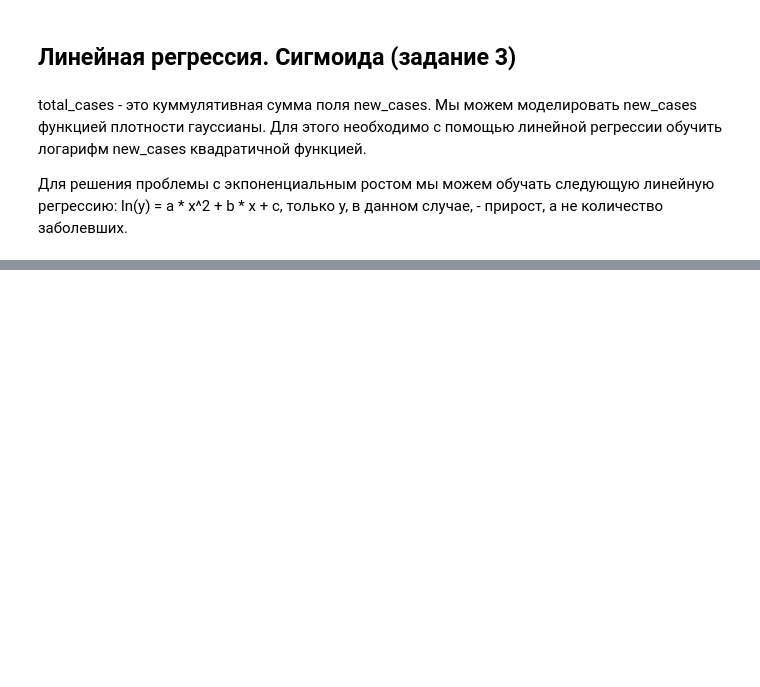
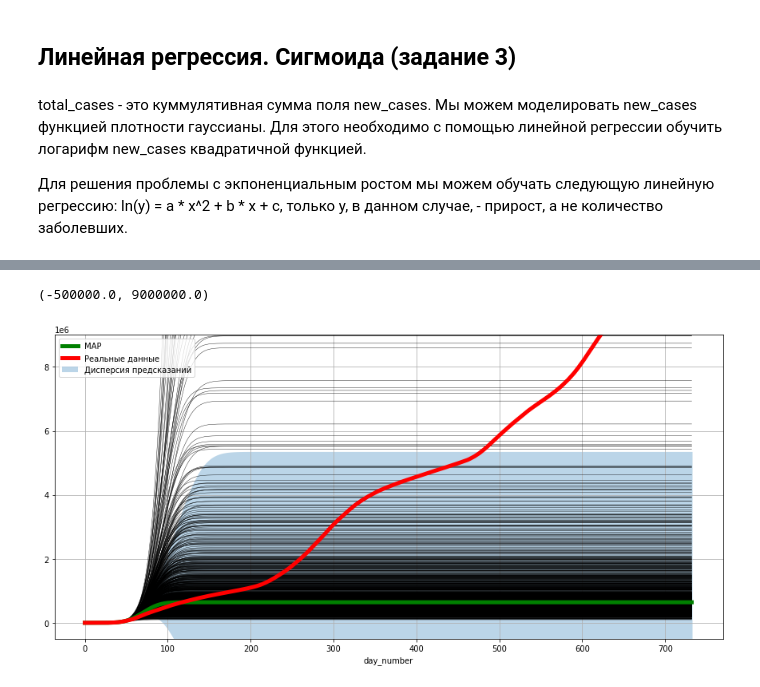
Before and after one commit to made-hw/AML, a Jupyter notebook: Продвинутое машинное обучение.ДЗ 1.ipynb, the cells around one changed output, grey strips where cells are left out. Cells and saved outputs as stored; diff of their text form; code cells hidden in the pictures; blank space fills up the shorter version.

```diff
--- a/Продвинутое машинное обучение.ДЗ 1.ipynb
+++ b/Продвинутое машинное обучение.ДЗ 1.ipynb
@@ -164,0 +163,12 @@ print(f'Наклон: {mu[0]}, смещение {mu[1]}')
+# %%
+sigma_noise = np.sqrt((y_train_log - lr.predict(x_train)).var())
+
+cur_mu, cur_sigma = np.array([0, 0]), 2 * np.array([[1, 0, ], [0, 1, ]])
+
+for i in range(x_train.shape[0]):
+    px, py = x_train[i], y_train_log[i]
+    cur_mu, cur_sigma = bayesian_update(cur_mu, cur_sigma, px, py, sigma_noise)
+
+print(f'mu {cur_mu}, sigma {cur_sigma}')
+print(f'Уравнение линейной регресии           : {lr.coef_[0]} * x + {lr.intercept_}')
+print(f'Апостериорное распределение параметров: {cur_mu[1]} * x + {cur_mu[0]}')
@@ -241,0 +269,12 @@ data.loc[:200, [target, f'prediction_{target}']].plot(title='Прогноз пр
+# %%
+sigma_noise = np.sqrt((y_train_log - lr.predict(x_train)).var())
+
+cur_mu, cur_sigma = np.array([0, 0, 0]), 2 * np.array([[1, 0, 0], [0, 1, 0], [0, 0, 1]])
+
+for i in range(x_train.shape[0]):
+    px, py = x_train[i], y_train_log[i]
+    cur_mu, cur_sigma = bayesian_update(cur_mu, cur_sigma, px, py, sigma_noise)
+
+print(f'mu {cur_mu}, sigma {cur_sigma}')
+print(f'Уравнение линейной регресии           : {lr.coef_[0]} * x + {lr.coef_[1]} * x^2 + {lr.intercept_}')
+print(f'Апостериорное распределение параметров: {cur_mu[1]} * x + {cur_mu[2]} * x^2 + {cur_mu[0]}')
@@ -241,0 +287,15 @@ data.loc[:200, [target, f'prediction_{target}']].plot(title='Прогноз пр
+# %%
+ys = []
+for w in np.random.multivariate_normal(cur_mu, cur_sigma, 1000):
+    ys.append(np.cumsum(np.exp(w[0] + w[1] * data['day_number'] + w[2] * data['day_number_pow2'])))
+for y in ys:
+    pd.Series(y, index=data['day_number'])\
+    .plot(grid=True, figsize=(15, 7), color='black', lw=0.4, label='_nolegend_')
+np.exp((cur_mu[1] * data['day_number'] + cur_mu[2]* data['day_number_pow2'] + cur_mu[0])).cumsum().plot(grid=True, figsize=(15, 7), color='green', lw=5, label='MAP')
+ax = data[targets[0]].plot(grid=True, figsize=(15, 7), color='red', lw=5, label='Реальные данные')
+ax.fill_between(data['day_number'], np.mean(ys, axis=0) - np.std(ys, axis=0), np.mean(ys, axis=0) + np.std(ys, axis=0), alpha=.3, label='Дисперсия предсказаний')
+ax.legend();
+ax.set_ylim(-.5e6, 9e6)
+# %% [output]
+(-500000.0, 9000000.0)
+[figure, added]
```
Also changed, not shown: parts of 24 cells of this notebook.
